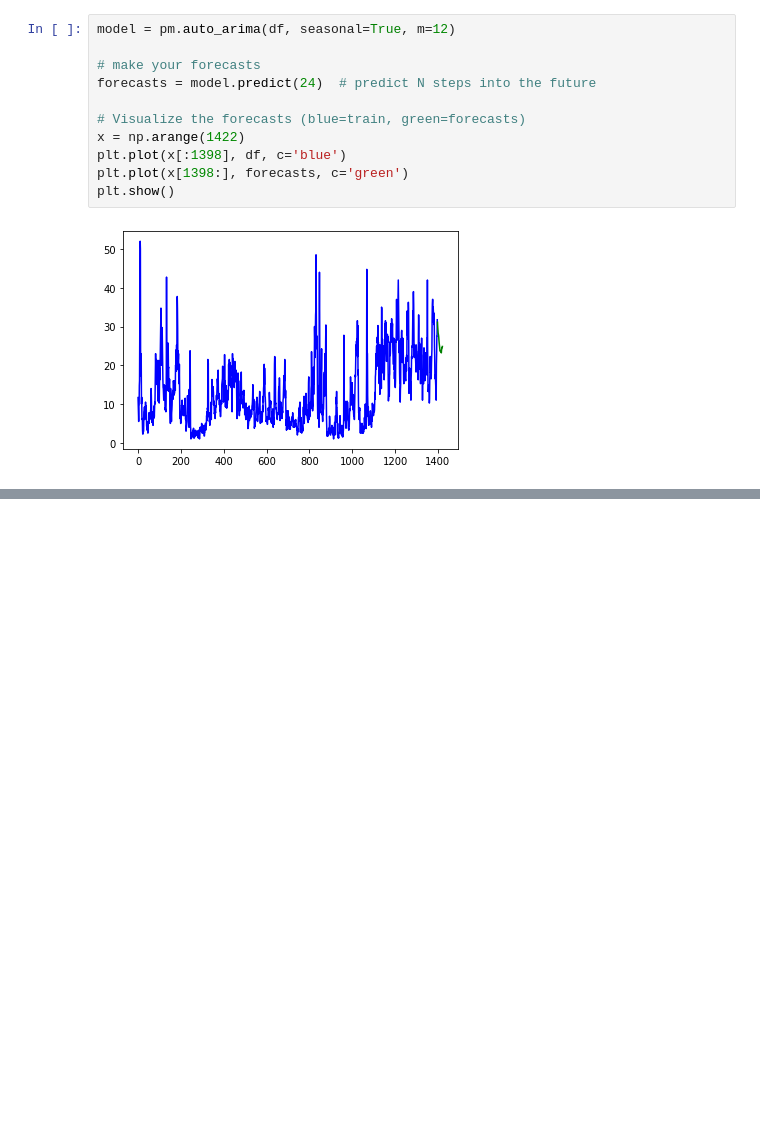
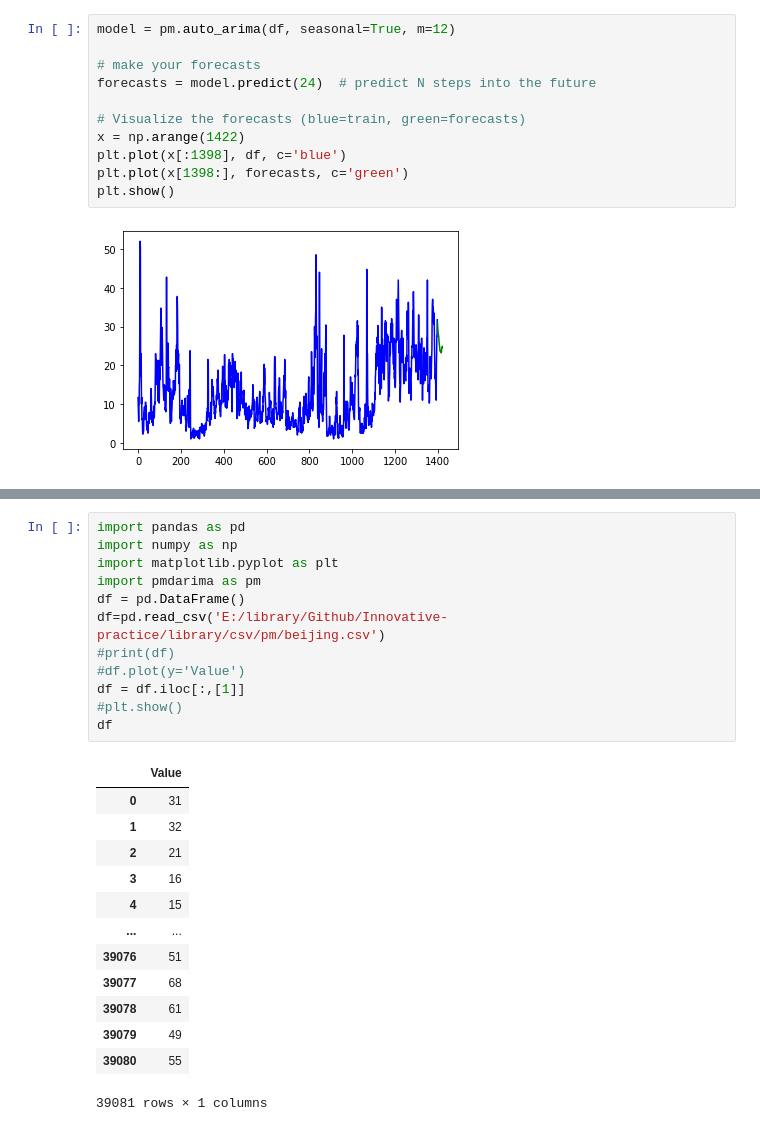
Before and after one commit to weixiabing/Innovative-practice, a Jupyter notebook: nb/2.ipynb, the cells around one changed output, grey strips where cells are left out. Drawn from its saved outputs; the diff is of its cells as text; blank space fills up the shorter version.

```diff
--- a/nb/2.ipynb
+++ b/nb/2.ipynb
@@ -40,0 +70,26 @@ plt.show()
+# %%
+import pandas as pd
+import numpy as np
+import matplotlib.pyplot as plt
+import pmdarima as pm
+df = pd.DataFrame()
+df=pd.read_csv('E:/library/Github/Innovative-practice/library/csv/pm/beijing.csv')
+#print(df)
+#df.plot(y='Value')
+df = df.iloc[:,[1]]
+#plt.show()
+df
+# %% [output]
+|  | Value |
+| 0 | 31 |
+| 1 | 32 |
+| 2 | 21 |
+| 3 | 16 |
+| 4 | 15 |
+| ... | ... |
+| 39076 | 51 |
+| 39077 | 68 |
+| 39078 | 61 |
+| 39079 | 49 |
+| 39080 | 55 |
+39081 rows × 1 columns
```
Also changed, not shown: parts of 1 cell of this notebook.
